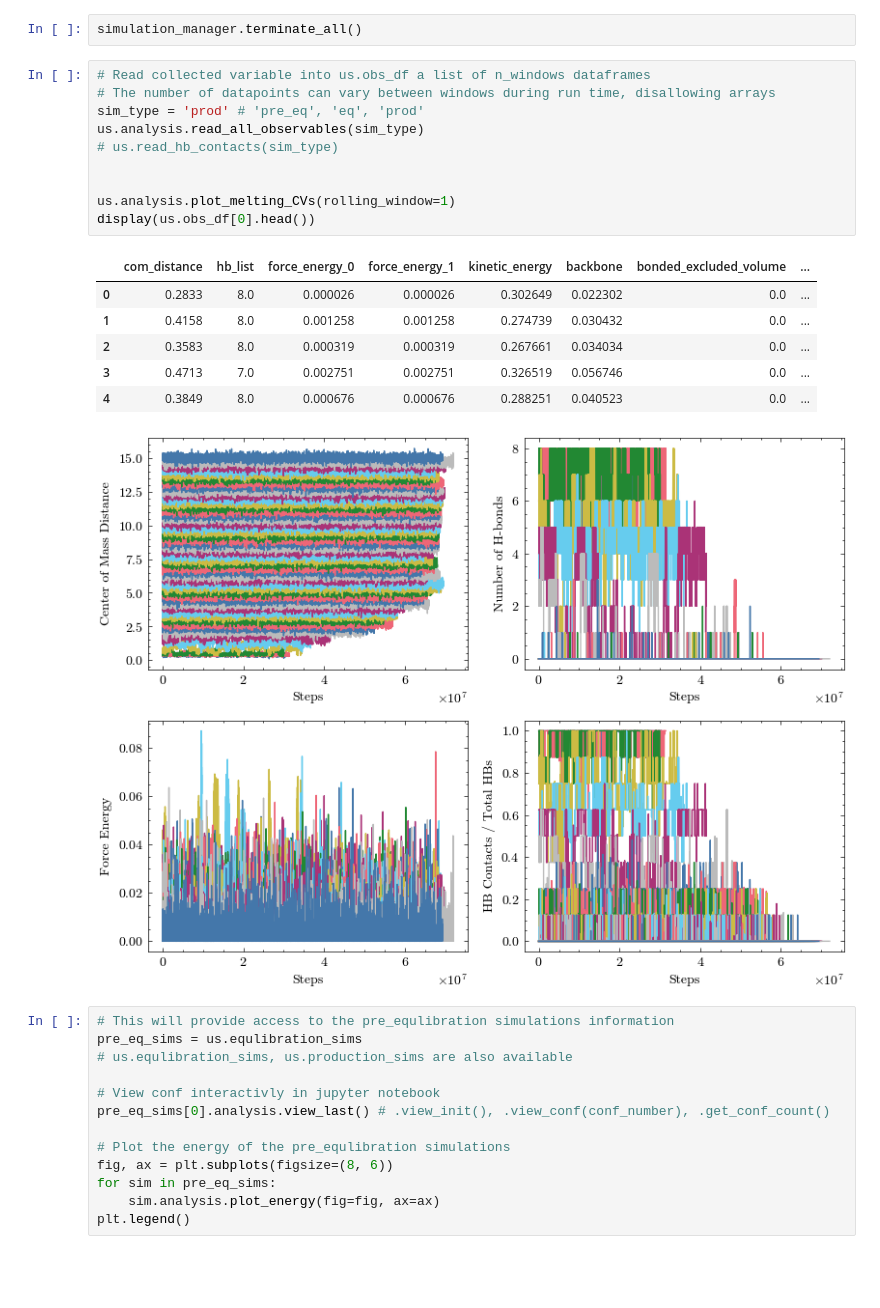
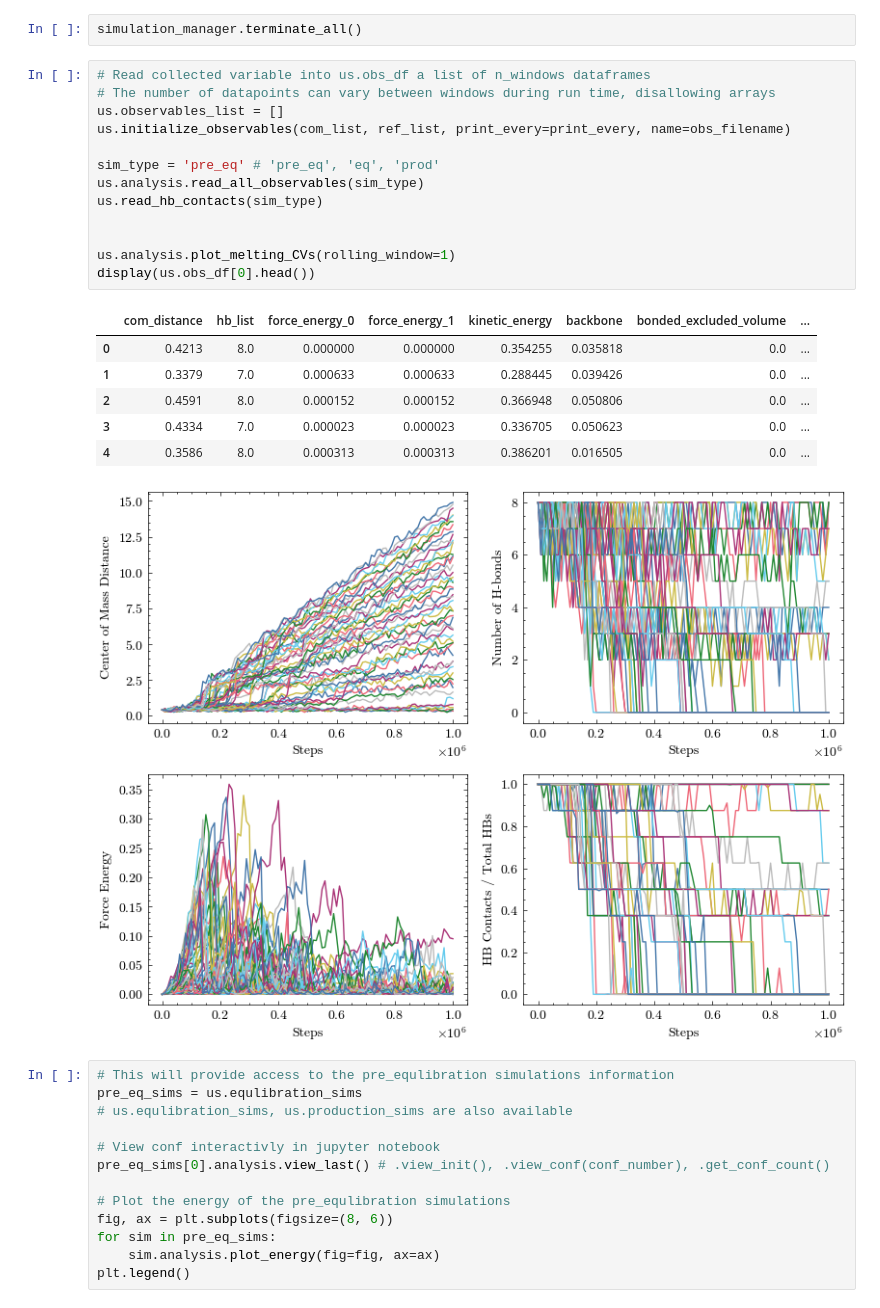
Before and after one commit to mlsample/ipy_oxDNA, a Jupyter notebook: examples/tutorials/8_nt_duplex_melting_cpu/8_nt_duplex_melting_cpu.ipynb, the cells around one changed output. Saved outputs shown, nothing was run; the diff lists cells and outputs as text; blank space fills up the shorter version.

```diff
--- a/examples/tutorials/8_nt_duplex_melting_cpu/8_nt_duplex_melting_cpu.ipynb
+++ b/examples/tutorials/8_nt_duplex_melting_cpu/8_nt_duplex_melting_cpu.ipynb
@@ -138,21 +138,24 @@ simulation_manager.terminate_all()
 # %%
 # Read collected variable into us.obs_df a list of n_windows dataframes
 # The number of datapoints can vary between windows during run time, disallowing arrays
-sim_type = 'prod' # 'pre_eq', 'eq', 'prod'
+us.observables_list = []
+us.initialize_observables(com_list, ref_list, print_every=print_every, name=obs_filename)
+
+sim_type = 'pre_eq' # 'pre_eq', 'eq', 'prod'
 us.analysis.read_all_observables(sim_type)
-# us.read_hb_contacts(sim_type)
+us.read_hb_contacts(sim_type)
 
 
 us.analysis.plot_melting_CVs(rolling_window=1)
 display(us.obs_df[0].head())
 # %% [output]
 |  | com_distance | hb_list | force_energy_0 | force_energy_1 | kinetic_energy | backbone | bonded_excluded_volume | ... |
-| 0 | 0.2833 | 8.0 | 0.000026 | 0.000026 | 0.302649 | 0.022302 | 0.0 | ... |
-| 1 | 0.4158 | 8.0 | 0.001258 | 0.001258 | 0.274739 | 0.030432 | 0.0 | ... |
-| 2 | 0.3583 | 8.0 | 0.000319 | 0.000319 | 0.267661 | 0.034034 | 0.0 | ... |
-| 3 | 0.4713 | 7.0 | 0.002751 | 0.002751 | 0.326519 | 0.056746 | 0.0 | ... |
-| 4 | 0.3849 | 8.0 | 0.000676 | 0.000676 | 0.288251 | 0.040523 | 0.0 | ... |
+| 0 | 0.4213 | 8.0 | 0.000000 | 0.000000 | 0.354255 | 0.035818 | 0.0 | ... |
+| 1 | 0.3379 | 7.0 | 0.000633 | 0.000633 | 0.288445 | 0.039426 | 0.0 | ... |
+| 2 | 0.4591 | 8.0 | 0.000152 | 0.000152 | 0.366948 | 0.050806 | 0.0 | ... |
+| 3 | 0.4334 | 7.0 | 0.000023 | 0.000023 | 0.336705 | 0.050623 | 0.0 | ... |
+| 4 | 0.3586 | 8.0 | 0.000313 | 0.000313 | 0.386201 | 0.016505 | 0.0 | ... |
-[figure, old version]
+[figure, new version]
 # %%
 # This will provide access to the pre_equlibration simulations information
 pre_eq_sims = us.equlibration_sims
```
Also changed, not shown: parts of 6 cells of this notebook.
